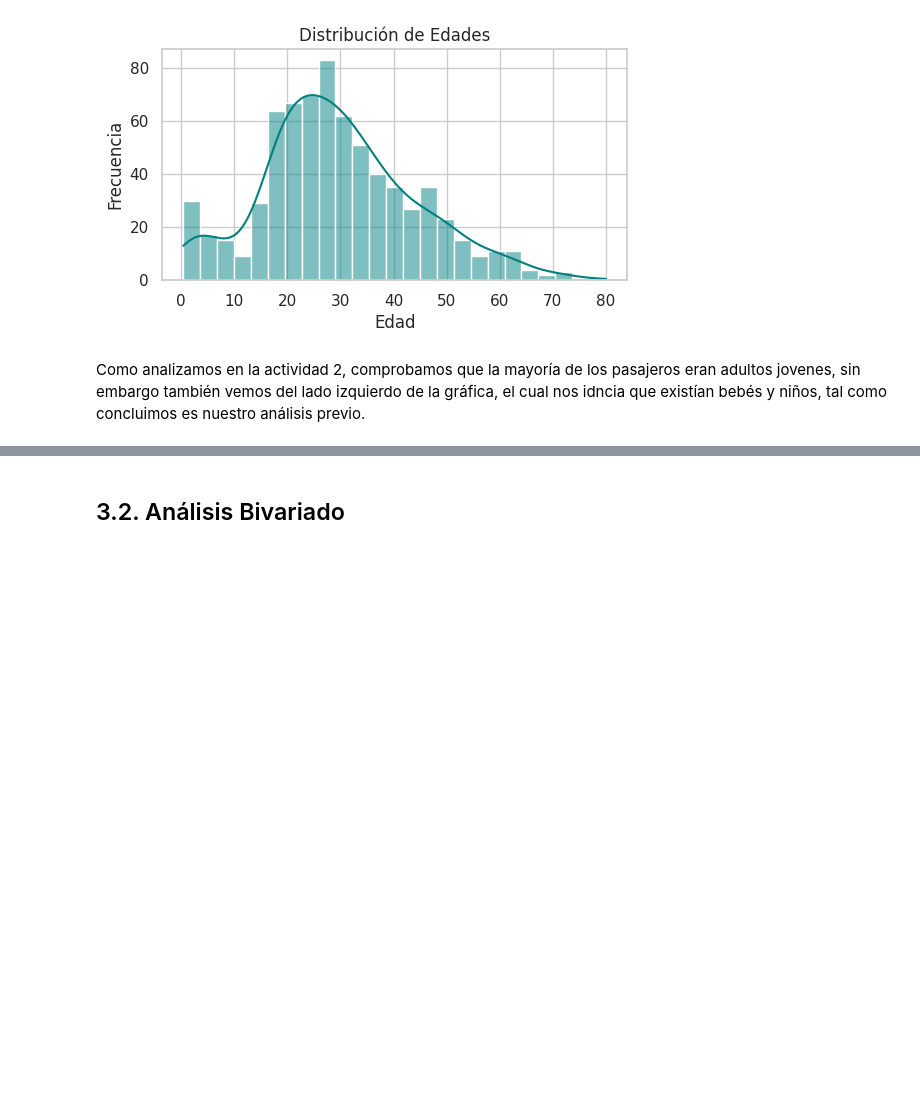
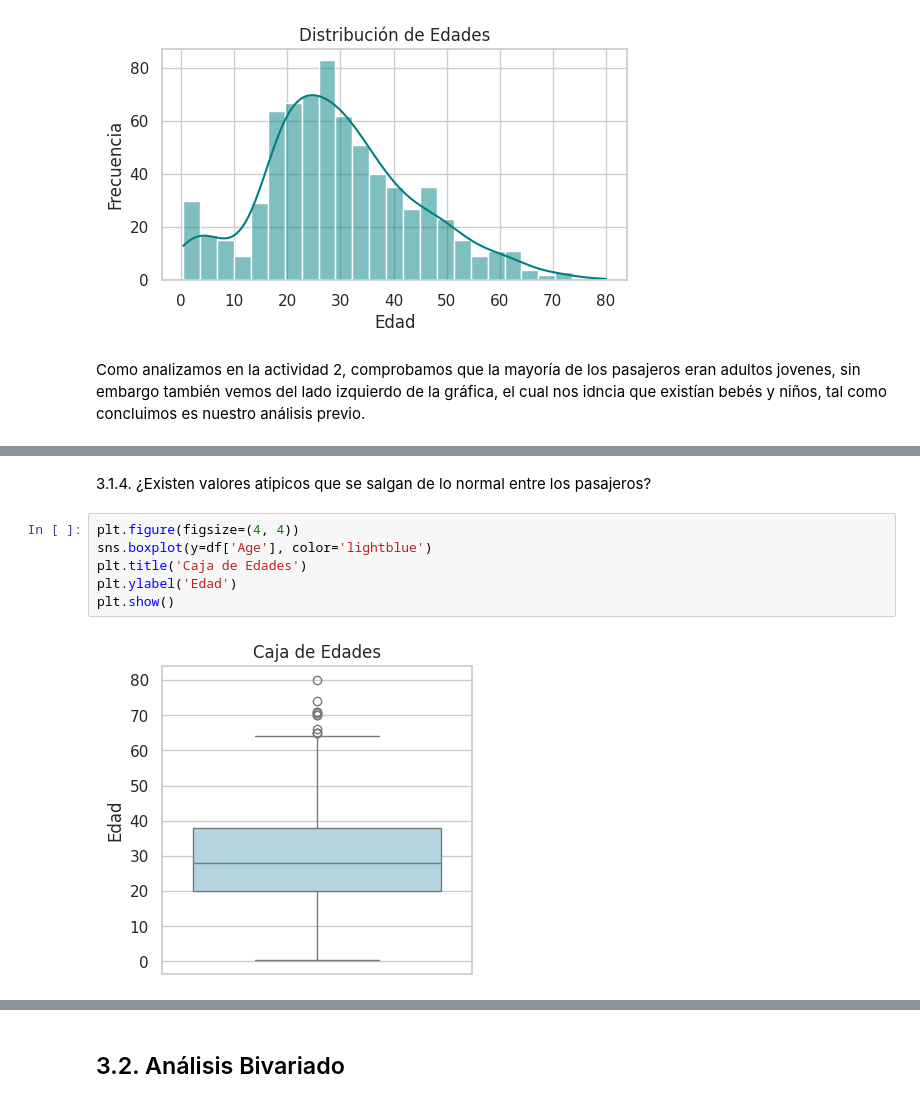
Before and after one commit to FabsRobles/Practica2-IA, a Jupyter notebook: notebook/Titanic_EDA.ipynb, the cells around one changed output, grey strips where cells are left out. Saved outputs shown, nothing was run; the diff lists cells and outputs as text; blank space fills up the shorter version.

```diff
--- a/notebook/Titanic_EDA.ipynb
+++ b/notebook/Titanic_EDA.ipynb
@@ -488,0 +504,10 @@ Como analizamos en la actividad 2, comprobamos que la mayoría de los pasajeros
+# %% [markdown]
+3.1.4. ¿Existen valores atipicos que se salgan de lo normal entre los pasajeros?
+# %%
+plt.figure(figsize=(4, 4))
+sns.boxplot(y=df['Age'], color='lightblue')
+plt.title('Caja de Edades')
+plt.ylabel('Edad')
+plt.show()
+# %% [output]
+[figure, added]
```
Also changed, not shown: parts of 28 cells of this notebook.
